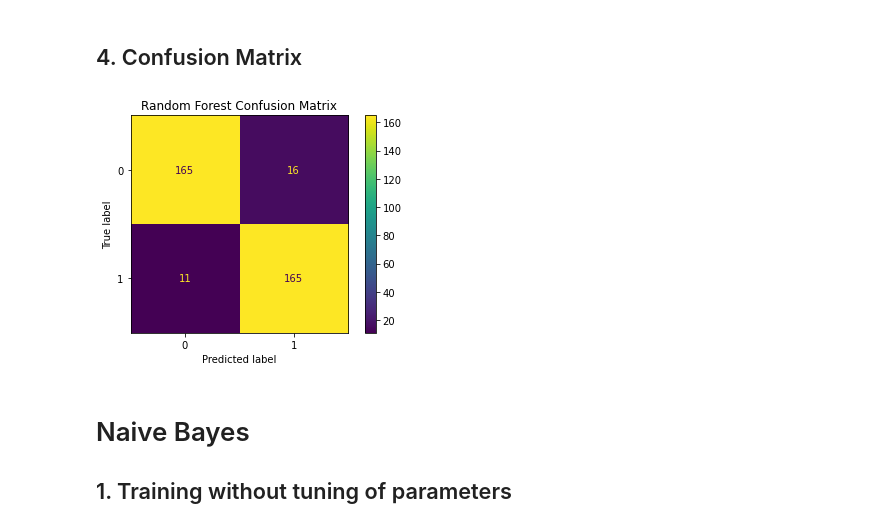
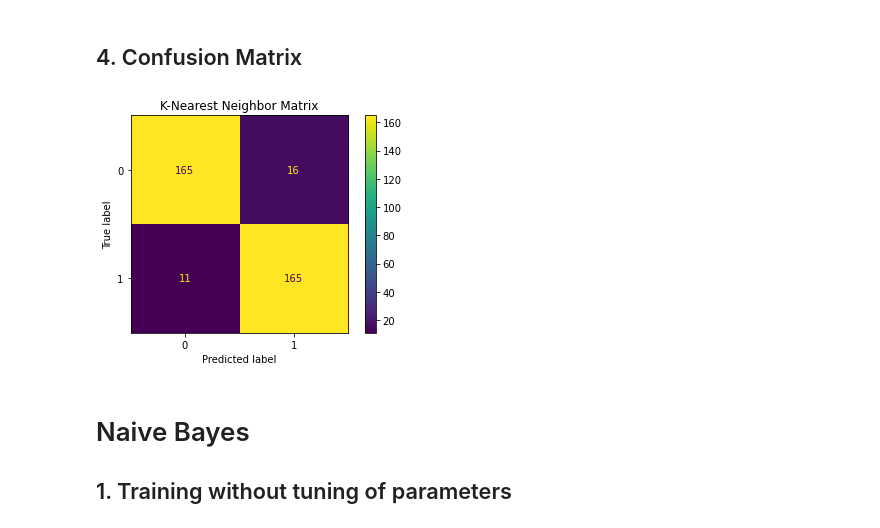
Before and after one commit to hiteshwarsingh1/HeartDisease-Prediction, a Jupyter notebook: practice.ipynb, the cells around one changed output. Drawn from its saved outputs; the diff is of its cells as text; code cells hidden in the pictures.

```diff
--- a/practice.ipynb
+++ b/practice.ipynb
@@ -287,10 +287,10 @@ plt.show()
 # %%
 
 plot_confusion_matrix(model_KNN, X_test, Y_test)
-plt.title("Random Forest Confusion Matrix")
+plt.title("K-Nearest Neighbor Matrix")
 plt.show()
 # %% [output]
-[figure, old version]
+[figure, new version]
 # %% [markdown]
 # Naive Bayes
 ## 1. Training without tuning of parameters
```
